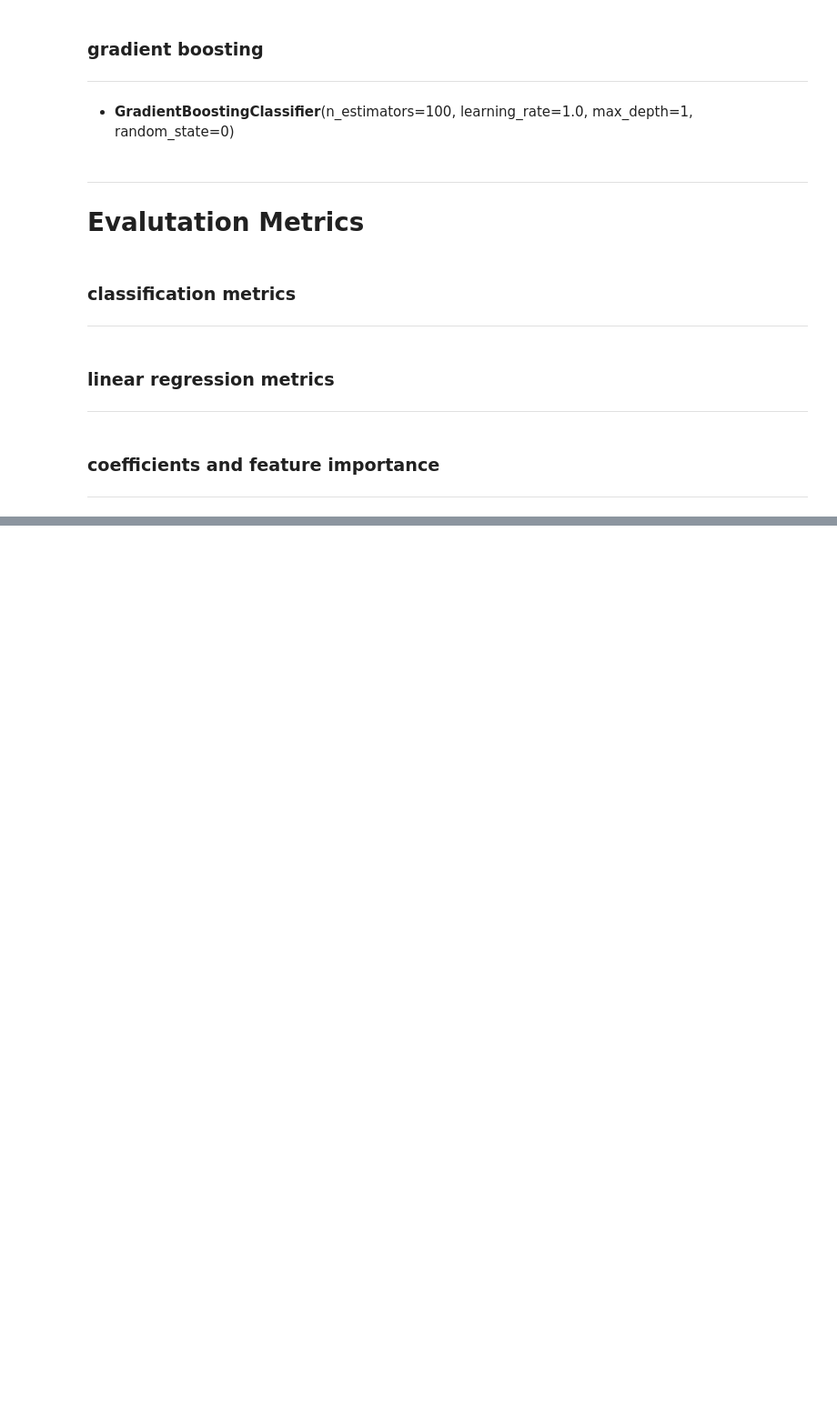
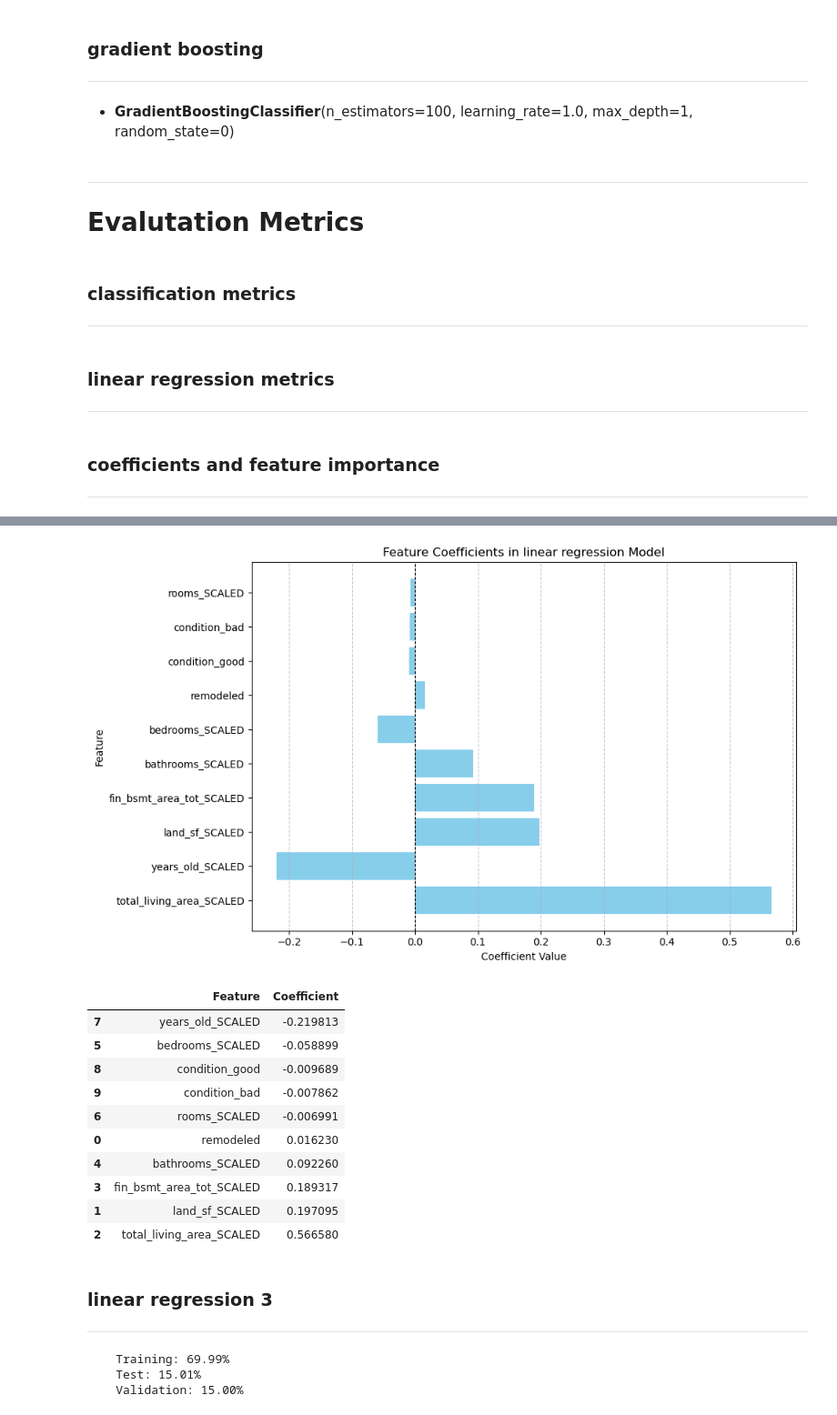
Before and after one commit to nataliebrown22/reference_code, a Jupyter notebook: code/machineLearning_models.ipynb, the cells around one changed output, grey strips where cells are left out. Shown at 91% size. Cells and saved outputs as stored; diff of their text form; code cells hidden in the pictures; blank space fills up the shorter version.

```diff
--- a/code/machineLearning_models.ipynb
+++ b/code/machineLearning_models.ipynb
@@ -496,0 +1311,26 @@ def coefficients(df,target,model):
+# %%
+coefficients(model_df_2,'price_SCALED',linreg_2,'linear regression')
+# %% [output]
+[figure, added]
+|  | Feature | Coefficient |
+| 7 | years_old_SCALED | -0.219813 |
+| 5 | bedrooms_SCALED | -0.058899 |
+| 8 | condition_good | -0.009689 |
+| 9 | condition_bad | -0.007862 |
+| 6 | rooms_SCALED | -0.006991 |
+| 0 | remodeled | 0.016230 |
+| 4 | bathrooms_SCALED | 0.092260 |
+| 3 | fin_bsmt_area_tot_SCALED | 0.189317 |
+| 1 | land_sf_SCALED | 0.197095 |
+| 2 | total_living_area_SCALED | 0.566580 |
+# %% [markdown]
+### linear regression 3
+---
+# %%
+model_df_3 = model_df_2.drop(columns=['condition_good','condition_bad','rooms_SCALED'])
+
+X_val, X_test, y_val, y_test, X_train, y_train, linreg_3 = linear_regression(model_df_3,'price_SCALED',.7)
+# %% [output]
+    Training: 69.99%
+    Test: 15.01%
+    Validation: 15.00%
```
Also changed, not shown: parts of 63 cells of this notebook, 1 other file.
